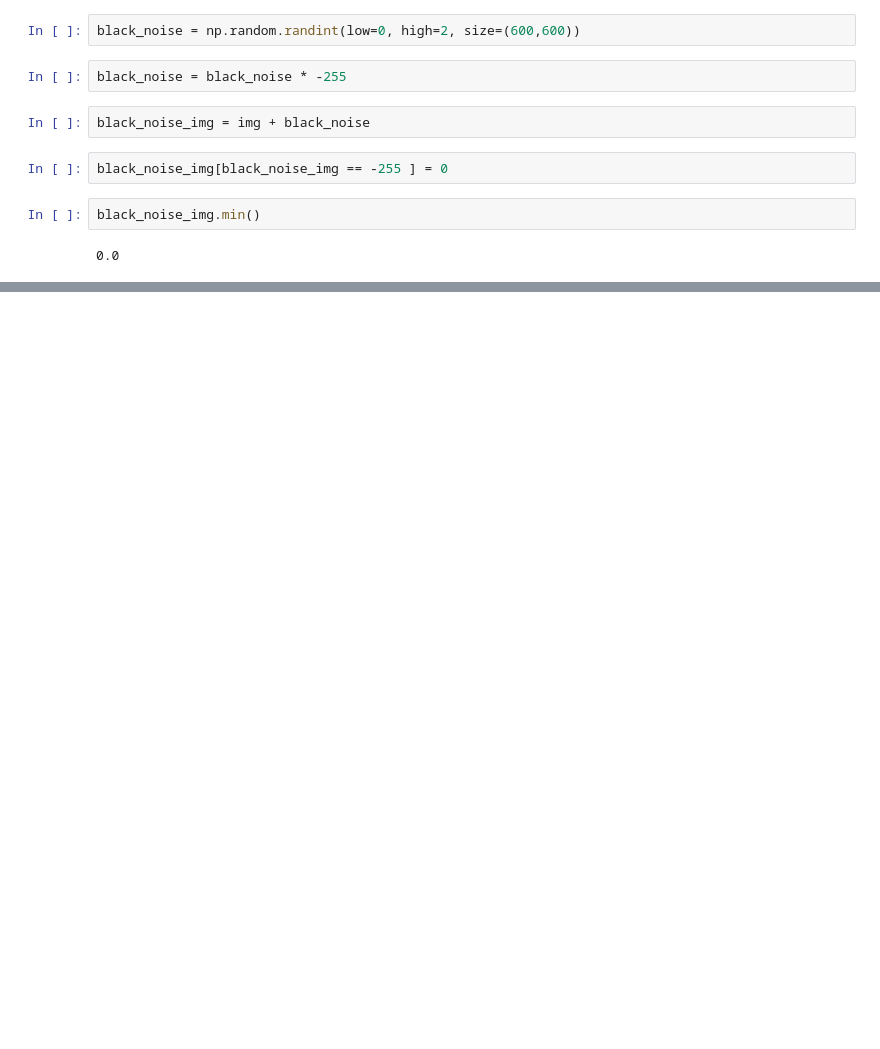
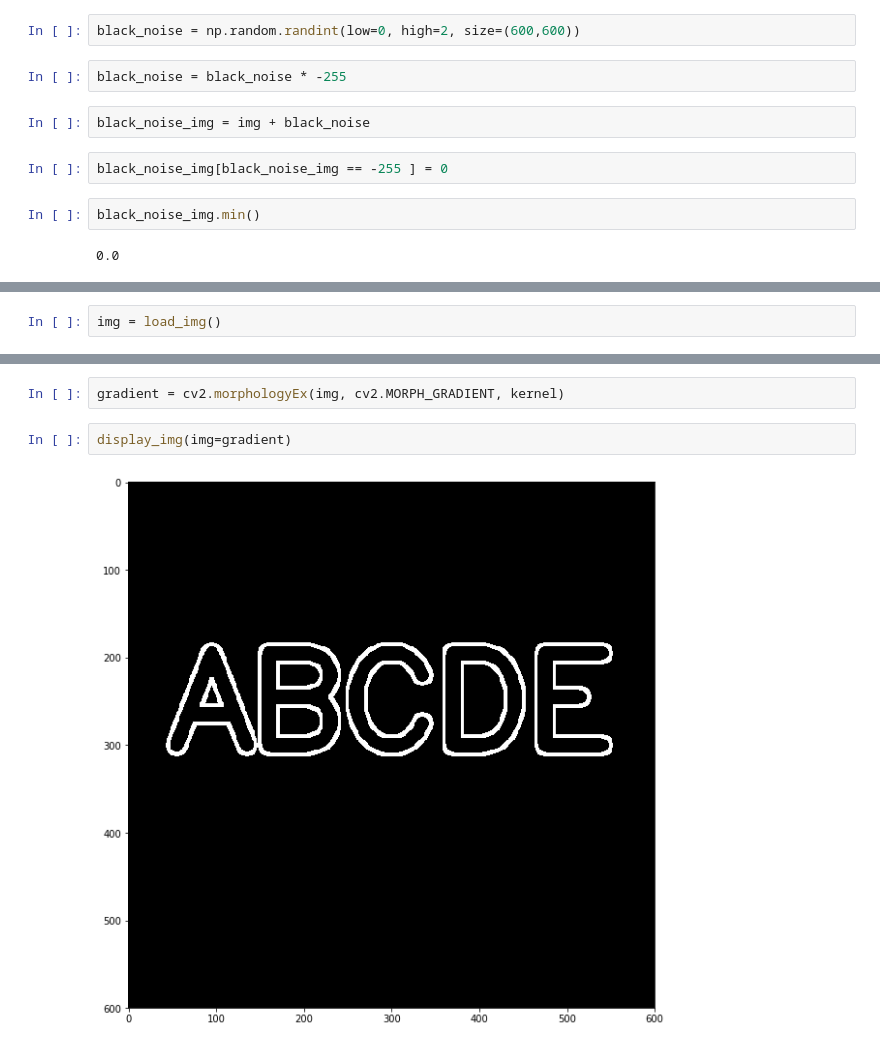
Before and after one commit to JeffLabonte/Computer_Vision_Course_Example, a Jupyter notebook: morphological_operators.ipynb, the cells around one changed output, grey strips where cells are left out. Drawn from its saved outputs; the diff is of its cells as text; blank space fills up the shorter version.

```diff
--- a/morphological_operators.ipynb
+++ b/morphological_operators.ipynb
@@ -77,0 +82,2 @@ closing = cv2.morphology
+# %%
+img = load_img()
@@ -77,0 +88,6 @@ closing = cv2.morphology
+# %%
+gradient = cv2.morphologyEx(img, cv2.MORPH_GRADIENT, kernel)
+# %%
+display_img(img=gradient)
+# %% [output]
+[figure, added]
```
Also changed, not shown: parts of 8 cells of this notebook.
